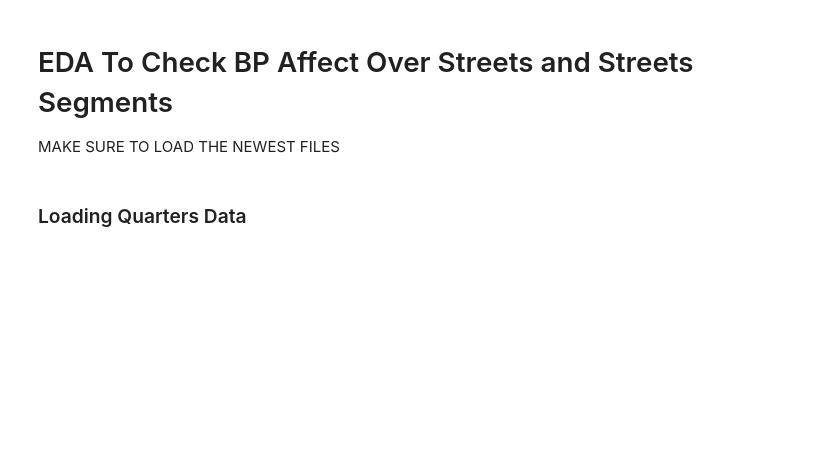
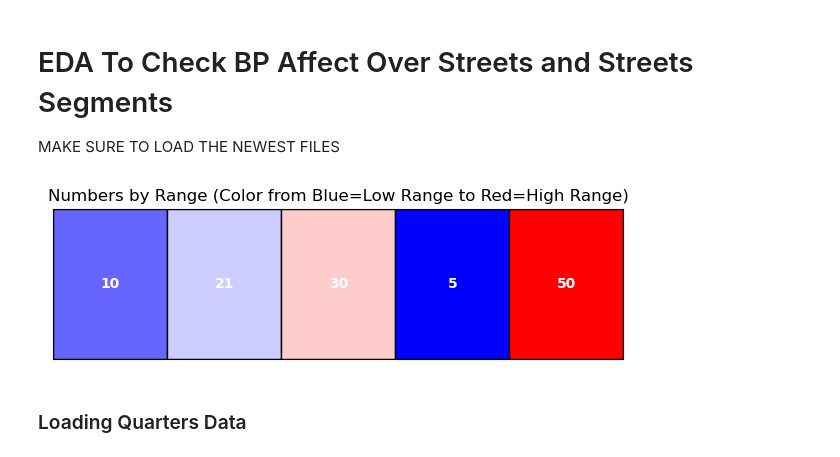
Before and after one commit to tryko/anyway, a Jupyter notebook: 03_EDA_TA.ipynb, the cells around one changed output. Drawn from its saved outputs; the diff is of its cells as text; code cells hidden in the pictures; blank space fills up the shorter version.

```diff
--- a/03_EDA_TA.ipynb
+++ b/03_EDA_TA.ipynb
@@ -20,3 +26,62 @@ import os
+# %%
+import matplotlib.pyplot as plt
+import numpy as np
+
+# Example data
+numbers = [10, 21, 30, 5, 50]
+
+# 1) Define a helper function that determines the range index:
+#    0 -> 0-9, 1 -> 10-19, 2 -> 20-29, etc.
+def get_range_index(num):
+    return num // 10  # integer division by 10
+
+# 2) Compute the range index for each number
+range_indices = [get_range_index(n) for n in numbers]
+
+# 3) Identify the minimum and maximum indices so we can scale colors between them
+min_idx, max_idx = min(range_indices), max(range_indices)
+
+# 4) Create a figure
+plt.figure(figsize=(6, 2))
+
+# 5) For each number, create a rectangle (a box) with the corresponding color
+#    We'll map the range index to a color from blue (lowest) to red (highest).
+for i, (num, r_idx) in enumerate(zip(numbers, range_indices)):
+
+    # Normalize range index between [0, 1] for colormap
+    # Using 'bwr' colormap here, but you can experiment with other colormaps
+    # such as 'coolwarm', 'RdBu', etc.
+    normalized = (r_idx - min_idx) / (max_idx - min_idx) if (max_idx - min_idx) != 0 else 0
+    color = plt.cm.bwr(normalized)
+
+    # Add a rectangle. (x, y) = (i, 0) means side-by-side boxes
+    plt.gca().add_patch(
+        plt.Rectangle(
+            (i, 0),      # bottom-left corner
+            1, 1,        # width and height of the box
+            color=color,
+            ec='black'   # outline color
+        )
+    )
+
+    # Place text (the original number) at the center of the box
+    plt.text(
+        i + 0.5, 0.5,
+        str(num),
+        ha='center', va='center',
+        color='white', weight='bold'
+    )
+
+# 6) Adjust the axes so the boxes fill nicely and turn off y-axis
+plt.xlim(0, len(numbers))
+plt.ylim(0, 1)
+plt.xticks([])
+plt.yticks([])
+plt.title("Numbers by Range (Color from Blue=Low Range to Red=High Range)")
+plt.tight_layout()
+plt.show()
+# %% [output]
+[figure, added]
 # %% [markdown]
 ### Loading Quarters Data
 # %%
```
Also changed, not shown: parts of 67 cells of this notebook, 18 other files.
